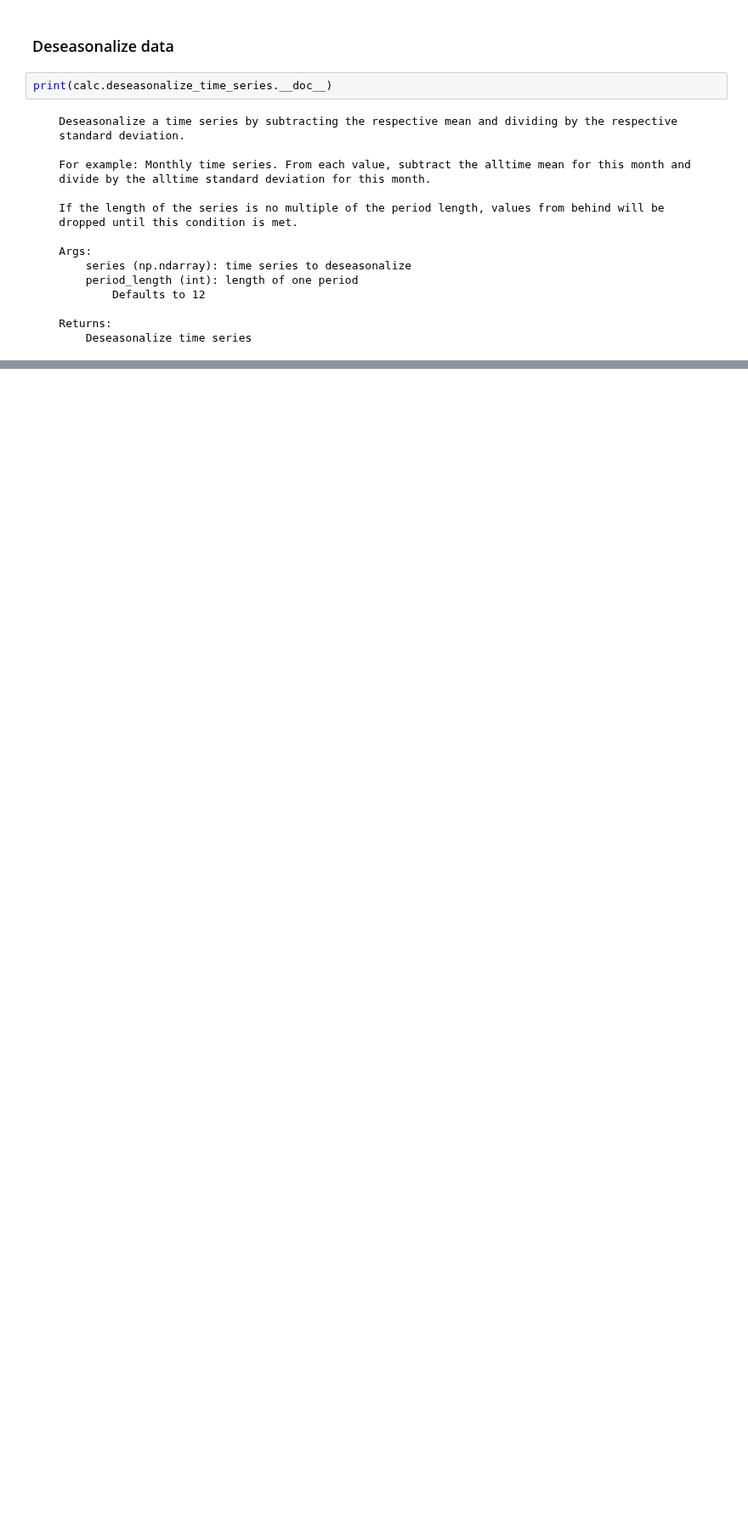
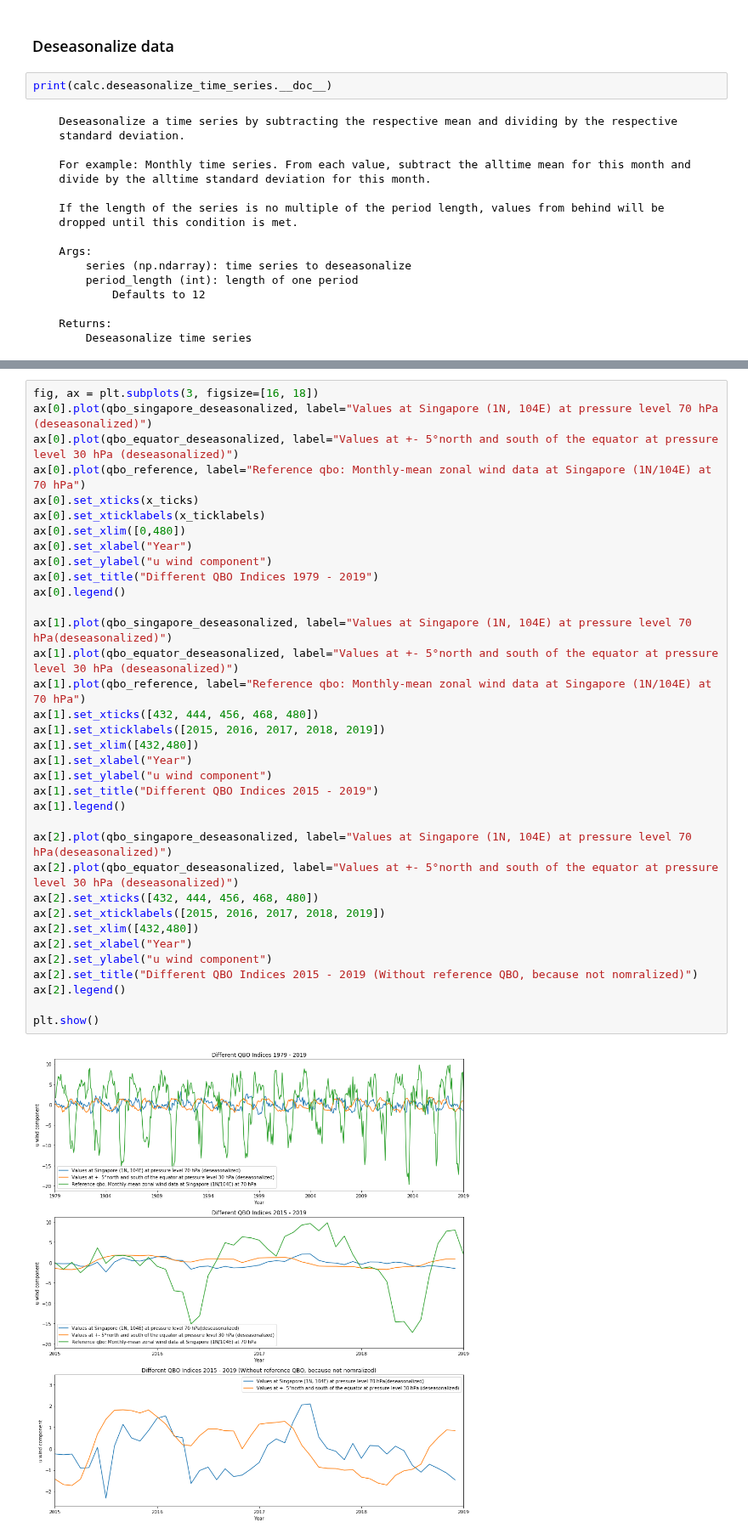
Before and after one commit to Climate-Data-Science/Climate-Similarity-Metrics, a Jupyter notebook: 3_deriving_QBO.ipynb, the cells around one changed output, grey strips where cells are left out. Shown at 85% size. Cells and saved outputs as stored; diff of their text form; blank space fills up the shorter version.

```diff
--- a/3_deriving_QBO.ipynb
+++ b/3_deriving_QBO.ipynb
@@ -106,0 +122,37 @@ plt.legend()
+# %%
+fig, ax = plt.subplots(3, figsize=[16, 18])
+ax[0].plot(qbo_singapore_deseasonalized, label="Values at Singapore (1N, 104E) at pressure level 70 hPa (deseasonalized)")
+ax[0].plot(qbo_equator_deseasonalized, label="Values at +- 5°north and south of the equator at pressure level 30 hPa (deseasonalized)")
+ax[0].plot(qbo_reference, label="Reference qbo: Monthly-mean zonal wind data at Singapore (1N/104E) at 70 hPa")
+ax[0].set_xticks(x_ticks)
+ax[0].set_xticklabels(x_ticklabels)
+ax[0].set_xlim([0,480])
+ax[0].set_xlabel("Year")
+ax[0].set_ylabel("u wind component")
+ax[0].set_title("Different QBO Indices 1979 - 2019")
+ax[0].legend()
+
+ax[1].plot(qbo_singapore_deseasonalized, label="Values at Singapore (1N, 104E) at pressure level 70 hPa(deseasonalized)")
+ax[1].plot(qbo_equator_deseasonalized, label="Values at +- 5°north and south of the equator at pressure level 30 hPa (deseasonalized)")
+ax[1].plot(qbo_reference, label="Reference qbo: Monthly-mean zonal wind data at Singapore (1N/104E) at 70 hPa")
+ax[1].set_xticks([432, 444, 456, 468, 480])
+ax[1].set_xticklabels([2015, 2016, 2017, 2018, 2019])
+ax[1].set_xlim([432,480])
+ax[1].set_xlabel("Year")
+ax[1].set_ylabel("u wind component")
+ax[1].set_title("Different QBO Indices 2015 - 2019")
+ax[1].legend()
+
+ax[2].plot(qbo_singapore_deseasonalized, label="Values at Singapore (1N, 104E) at pressure level 70 hPa(deseasonalized)")
+ax[2].plot(qbo_equator_deseasonalized, label="Values at +- 5°north and south of the equator at pressure level 30 hPa (deseasonalized)")
+ax[2].set_xticks([432, 444, 456, 468, 480])
+ax[2].set_xticklabels([2015, 2016, 2017, 2018, 2019])
+ax[2].set_xlim([432,480])
+ax[2].set_xlabel("Year")
+ax[2].set_ylabel("u wind component")
+ax[2].set_title("Different QBO Indices 2015 - 2019 (Without reference QBO, because not nomralized)")
+ax[2].legend()
+
+plt.show()
+# %% [output]
+[figure, added]
```
Also changed, not shown: parts of 13 cells of this notebook.
